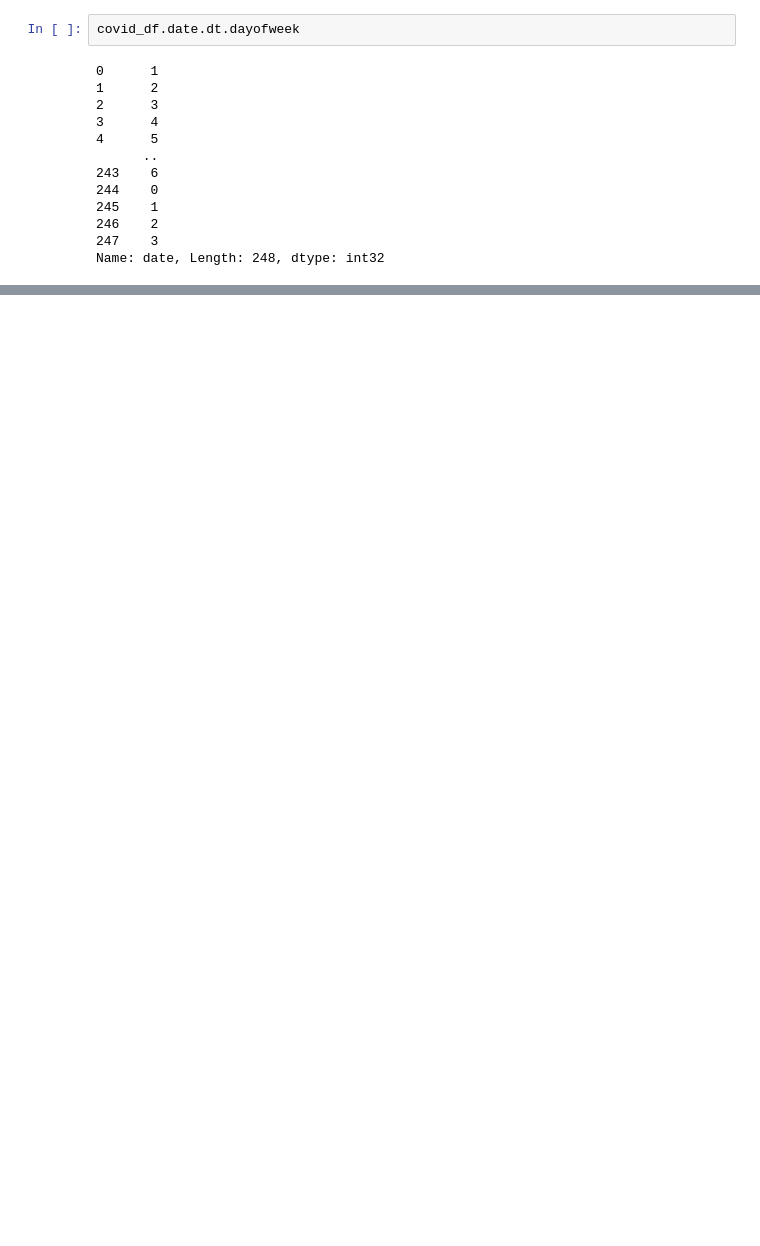
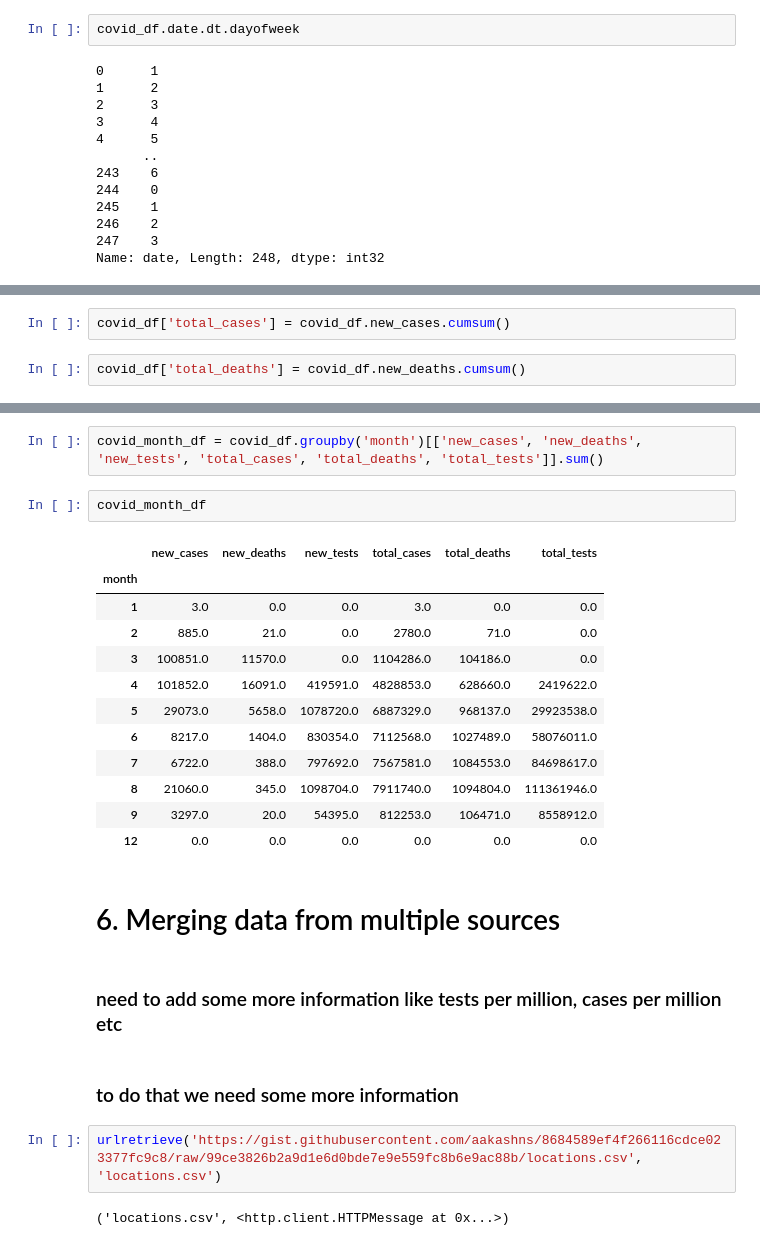
Before and after one commit to S827/Data-Science, a Jupyter notebook: Py Libraries/Pandas/python-pandas-data-analysis.ipynb, the cells around one changed output, grey strips where cells are left out. Drawn from its saved outputs; the diff is of its cells as text; blank space fills up the shorter version.

```diff
--- a/Py Libraries/Pandas/python-pandas-data-analysis.ipynb
+++ b/Py Libraries/Pandas/python-pandas-data-analysis.ipynb
@@ -1159,0 +1242,4 @@ covid_df
+# %%
+covid_df['total_cases'] = covid_df.new_cases.cumsum()
+# %%
+covid_df['total_deaths'] = covid_df.new_deaths.cumsum()
@@ -1159,0 +1265,27 @@ covid_df
+# %%
+covid_month_df = covid_df.groupby('month')[['new_cases', 'new_deaths', 'new_tests', 'total_cases', 'total_deaths', 'total_tests']].sum()
+# %%
+covid_month_df
+# %% [output]
+|  | new_cases | new_deaths | new_tests | total_cases | total_deaths | total_tests |
+| month |  |  |  |  |  |  |
+| 1 | 3.0 | 0.0 | 0.0 | 3.0 | 0.0 | 0.0 |
+| 2 | 885.0 | 21.0 | 0.0 | 2780.0 | 71.0 | 0.0 |
+| 3 | 100851.0 | 11570.0 | 0.0 | 1104286.0 | 104186.0 | 0.0 |
+| 4 | 101852.0 | 16091.0 | 419591.0 | 4828853.0 | 628660.0 | 2419622.0 |
+| 5 | 29073.0 | 5658.0 | 1078720.0 | 6887329.0 | 968137.0 | 29923538.0 |
+| 6 | 8217.0 | 1404.0 | 830354.0 | 7112568.0 | 1027489.0 | 58076011.0 |
+| 7 | 6722.0 | 388.0 | 797692.0 | 7567581.0 | 1084553.0 | 84698617.0 |
+| 8 | 21060.0 | 345.0 | 1098704.0 | 7911740.0 | 1094804.0 | 111361946.0 |
+| 9 | 3297.0 | 20.0 | 54395.0 | 812253.0 | 106471.0 | 8558912.0 |
+| 12 | 0.0 | 0.0 | 0.0 | 0.0 | 0.0 | 0.0 |
+# %% [markdown]
+# 6. Merging data from multiple sources
+# %% [markdown]
+### need to add some more information like tests per million, cases per million etc
+# %% [markdown]
+### to do that we need some more information
+# %%
+urlretrieve('https://gist.githubusercontent.com/aakashns/8684589ef4f266116cdce023377fc9c8/raw/99ce3826b2a9d1e6d0bde7e9e559fc8b6e9ac88b/locations.csv', 'locations.csv')
+# %% [output]
+('locations.csv', <http.client.HTTPMessage at 0x...>)
```
Also changed, not shown: parts of 42 cells of this notebook, 1 other file.
